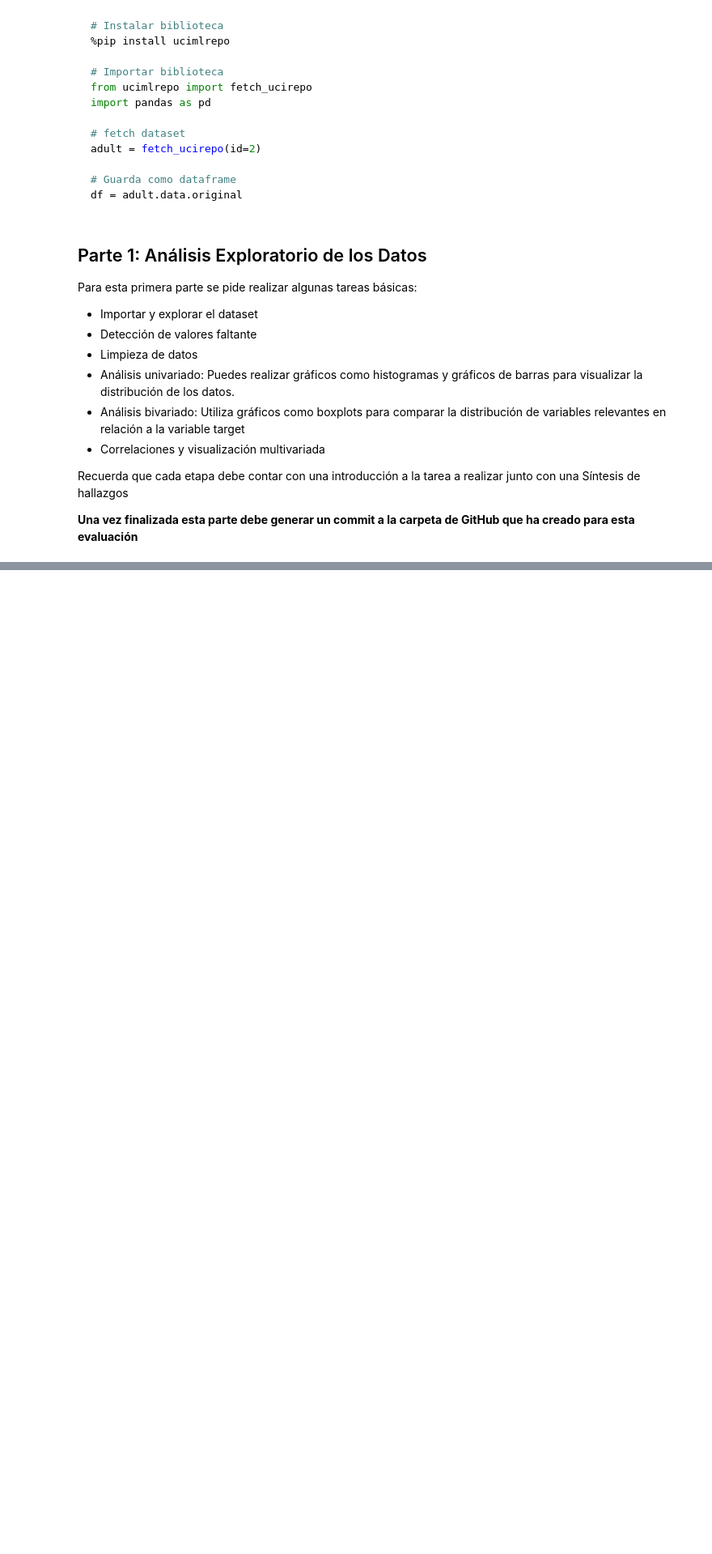
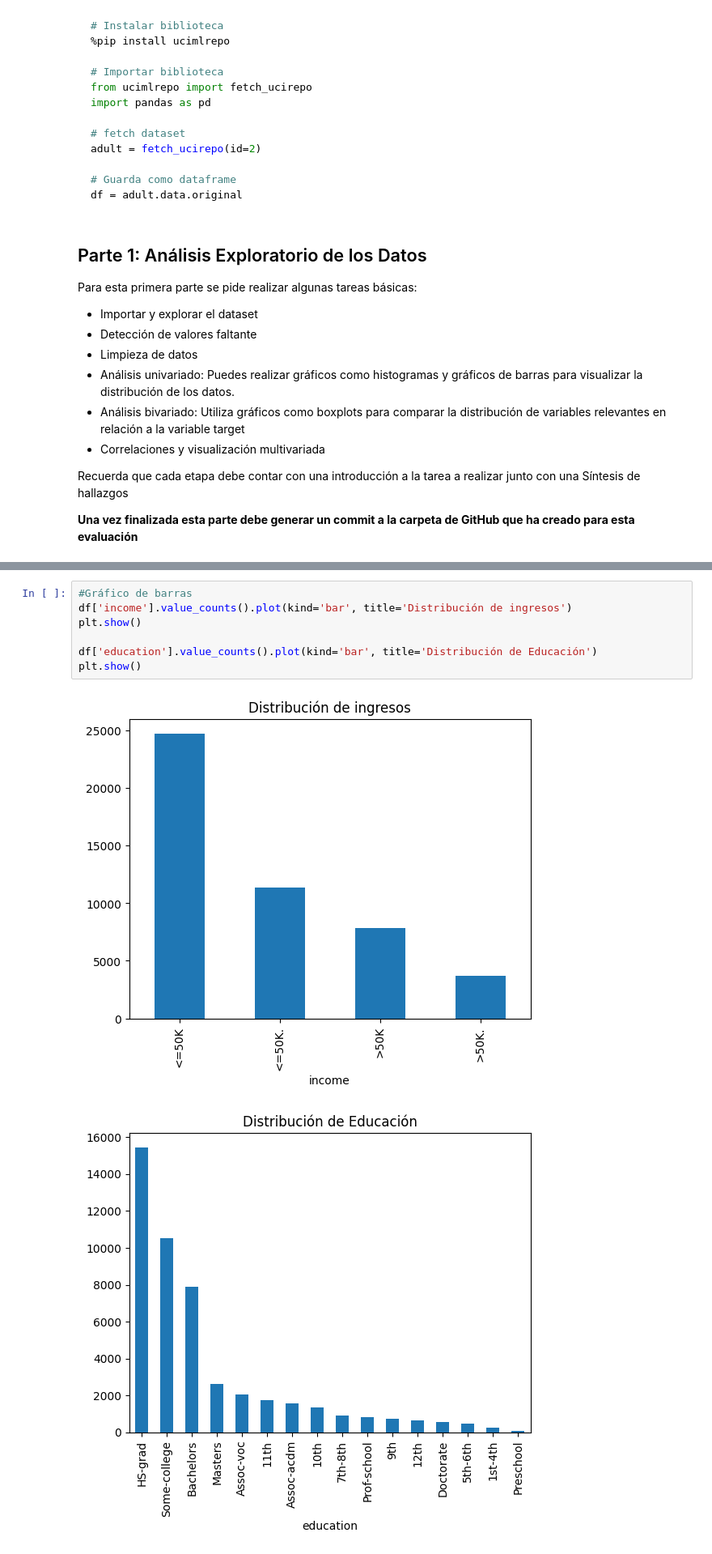
Before and after one commit to Diego2505-economist/ModelosDeClasificaci-n, a Jupyter notebook: CcsDatosEconmía_Examen.ipynb, the cells around one changed output, grey strips where cells are left out. Shown at 81% size. Cells and saved outputs as stored; diff of their text form; blank space fills up the shorter version.

```diff
--- a/CcsDatosEconmía_Examen.ipynb
+++ b/CcsDatosEconmía_Examen.ipynb
@@ -39,0 +215,10 @@ Recuerda que cada etapa debe contar con una introducción a la tarea a realizar
+# %%
+#Gráfico de barras
+df['income'].value_counts().plot(kind='bar', title='Distribución de ingresos')
+plt.show()
+
+df['education'].value_counts().plot(kind='bar', title='Distribución de Educación')
+plt.show()
+# %% [output]
+[figure, added]
+[figure, added]
```
Also changed, not shown: parts of 20 cells of this notebook.
